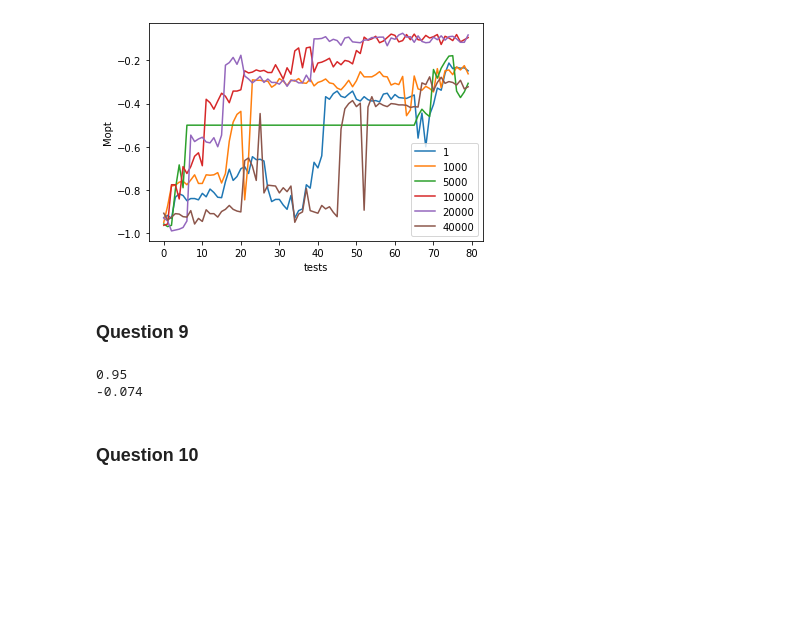
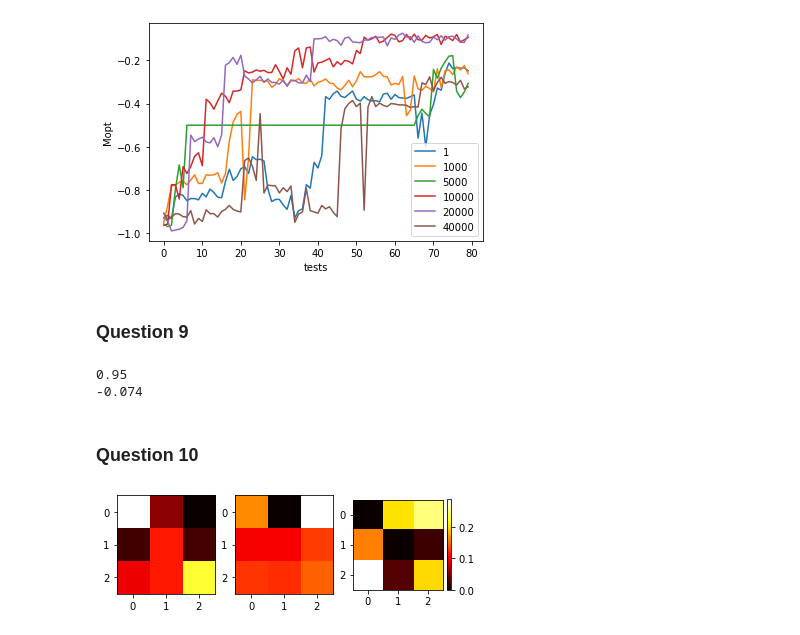
Before and after one commit to yhangchen/Tic-Tac-Toe, a Jupyter notebook: solution.ipynb, the cells around one changed output. Drawn from its saved outputs; the diff is of its cells as text; code cells hidden in the pictures; blank space fills up the shorter version.

```diff
--- a/solution.ipynb
+++ b/solution.ipynb
@@ -179,12 +179,12 @@ epoch_stars = [1, 1000, 5000, 10000, 20000, 40000]
 for epoch_star in epoch_stars:
     player1 = QPlayer(epsilon=best_train_eps, player=Turns[0])
     player2 = QPlayer(epsilon=best_train_eps, player=Turns[1])
-    env3 = QlearningEnv(player1=player1, player2=player2)
-    env3.set_decay_eps(epoch_star=epoch_star)
-    env3.set_testing()
-    env3.train(20000)
-    test_reward_lists_random_8.append(env3.test_avg_reward['random'])
-    test_reward_lists_optimal_8.append(env3.test_avg_reward['optimal'])
+    env8 = QlearningEnv(player1=player1, player2=player2)
+    env8.set_decay_eps(epoch_star=epoch_star)
+    env8.set_testing()
+    env8.train(20000)
+    test_reward_lists_random_8.append(env8.test_avg_reward['random'])
+    test_reward_lists_optimal_8.append(env8.test_avg_reward['optimal'])
 # %%
 # M_rand
 plt.figure()
@@ -214,3 +214,38 @@ print(max([max(it) for it in test_reward_lists_optimal_8]))
 -0.074
 # %% [markdown]
 ### Question 10
+# %%
+test_env = env8
+test_env.reset_all()
+def render_Q(grid):
+    state = test_env.player1.toState(grid)
+    moves = test_env.player1.empty(grid) # use method from Player class
+    Q_show = np.zeros((3,3))
+    for move in moves:
+        Q_show[move] = test_env.Q['Q'][state][move]
+    return Q_show
+
+grid1 = np.zeros((3,3))
+grid2 = np.zeros((3,3))
+grid3 = np.zeros((3,3))
+
+grid2[(1,1)] = 1
+grid3[(0,0)] = 1
+grid3[(1,1)] = -1
+
+Q_show1 = render_Q(grid1)
+Q_show2 = render_Q(grid2)
+Q_show3 = render_Q(grid3)
+
+
+plt.subplot(1, 3, 1)
+plt.imshow(Q_show1, cmap='hot')
+plt.subplot(1, 3, 2)
+plt.imshow(Q_show2, cmap='hot')
+plt.subplot(1, 3, 3)
+plt.imshow(Q_show3, cmap='hot')
+
+plt.colorbar(fraction=0.046, pad=0.04)
+plt.show()
+# %% [output]
+[figure, added]
```
